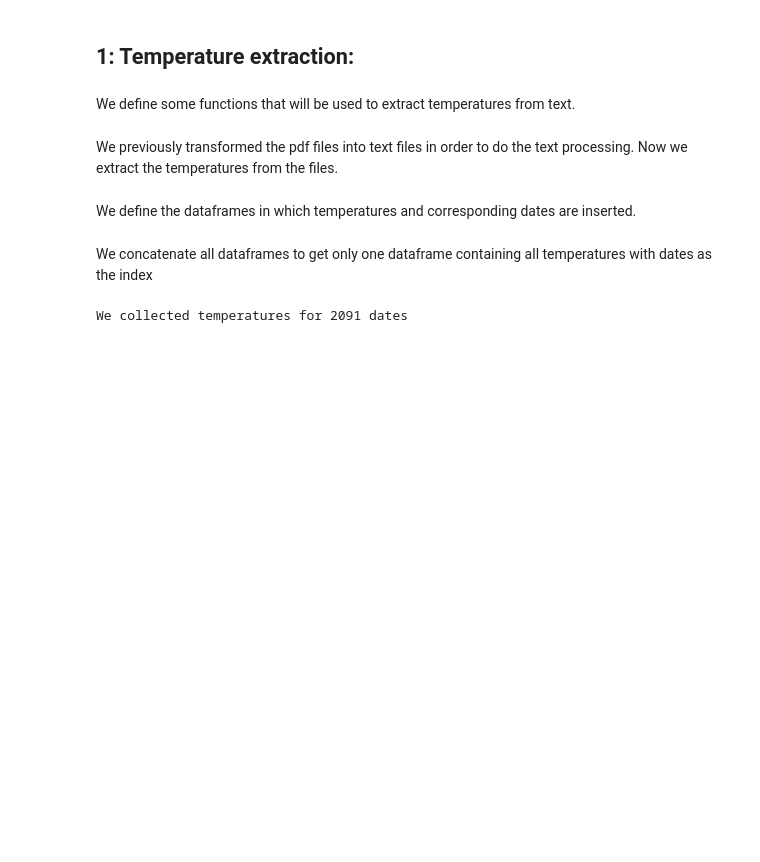
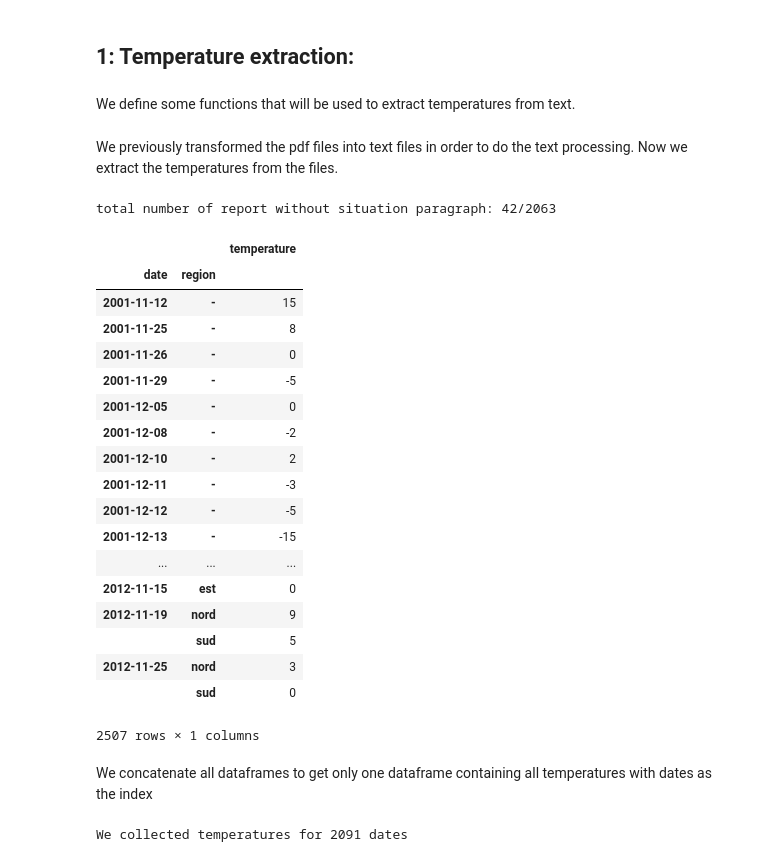
Before and after one commit to swiss-avalanches/swiss-avalanches.github.io, a Jupyter notebook: notebooks/text_extraction.ipynb, the cells around one changed output. Saved outputs shown, nothing was run; the diff lists cells and outputs as text; code cells hidden in the pictures; blank space fills up the shorter version.

```diff
--- a/notebooks/text_extraction.ipynb
+++ b/notebooks/text_extraction.ipynb
@@ -197,2 +76,0 @@ for year in range(2002,2018):
-# %% [markdown]
-We define the dataframes in which temperatures and corresponding dates are inserted.
@@ -223,3 +77,64 @@ temp_df_ouest = temp_df_ouest.set_index('Date')
+# %%
+no_situation_paragraph = 0
+total_files = 0
+
+for year in range(2002,2018):
+    path = "../data/slf/{}/nb/fr/txt".format(str(year))
+
+    for filename in glob.glob(os.path.join(path, '*.txt')):
+        file_date = dateutil.parser.parse(filename[27:35])
+        total_files += 1
+
+        with open(filename, 'rb') as file:
+            content = file.read().decode("utf-8", "ignore")
+            content = replace_words(content, tokens_map)
+
+            # find 'situation generale' paragraph
+            paragraph = None
+            for text in content.split('\n\n\n'):
+                text = text.lower()
+                if 'situation generale' in text:
+                    paragraph = text
+
+            if not paragraph:
+                no_situation_paragraph += 1
+
+            else:
+                paragraph = paragraph.replace("\n", " ")
+                ts = extract_temperatures(paragraph)
+                for direction, t in ts.items():
+                    temperatures[direction].append((file_date, t))
+
+print('Total number of report without situation paragraph: {}/{}'.format(no_situation_paragraph, total_files))
+# %% [output]
+total number of report without situation paragraph: 42/2063
+# %%
+records = [(date, region, t) for region, ts in temperatures.items() for date, t in ts]
+# %%
+results = pd.DataFrame(records, columns=['date', 'region', 'temperature'])
+results.region = results.region.str.replace('default', '-')
+results = results.sort_values(by='date')
+results.set_index(['date', 'region'])
+# %% [output]
+|  |  | temperature |
+| date | region |  |
+| 2001-11-12 | - | 15 |
+| 2001-11-25 | - | 8 |
+| 2001-11-26 | - | 0 |
+| 2001-11-29 | - | -5 |
+| 2001-12-05 | - | 0 |
+| 2001-12-08 | - | -2 |
+| 2001-12-10 | - | 2 |
+| 2001-12-11 | - | -3 |
+| 2001-12-12 | - | -5 |
+| 2001-12-13 | - | -15 |
+| ... | ... | ... |
+| 2012-11-15 | est | 0 |
+| 2012-11-19 | nord | 9 |
+|  | sud | 5 |
+| 2012-11-25 | nord | 3 |
+|  | sud | 0 |
+2507 rows × 1 columns
 # %% [markdown]
 We concatenate all dataframes to get only one dataframe containing all temperatures with dates as the index
 # %%
```
Also changed, not shown: parts of 4 cells of this notebook, 2 other files.
